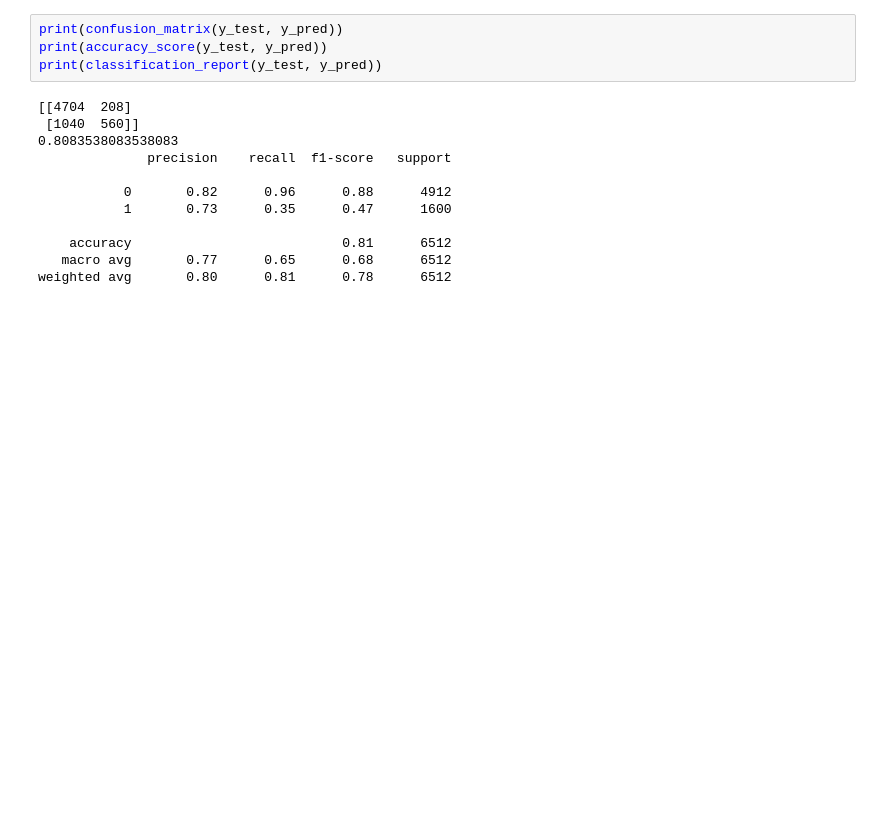
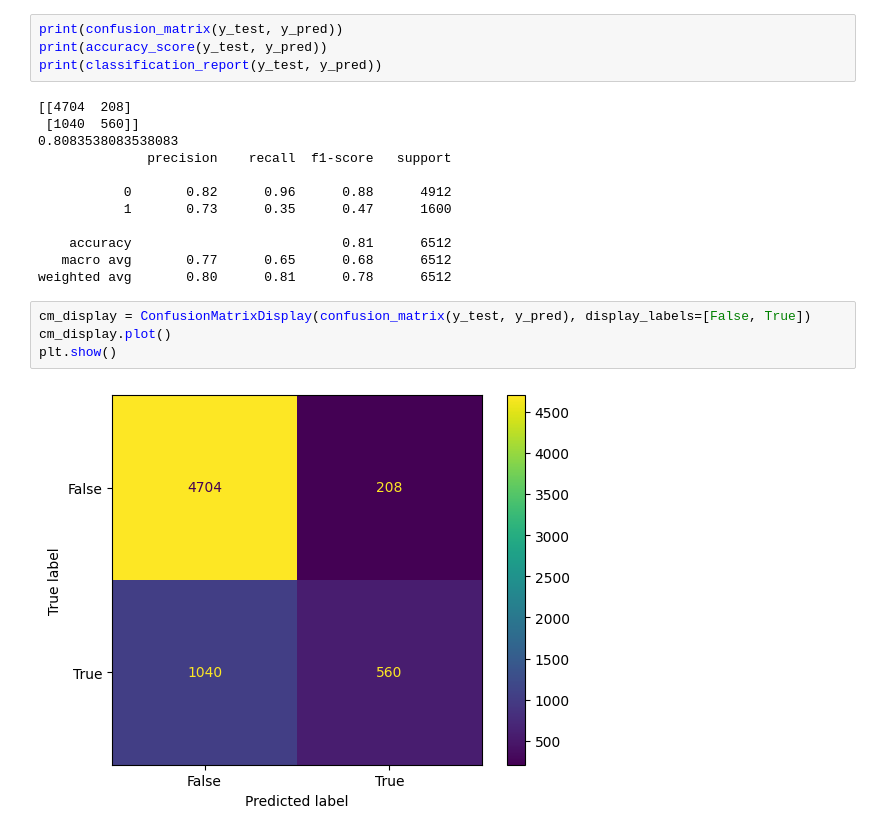
Before and after one commit to antonioIannotta/experiments-fair-by-design-via-apriori, a Jupyter notebook: no_fair_test.ipynb, the cells around one changed output. Cells and saved outputs as stored; diff of their text form; blank space fills up the shorter version.

```diff
--- a/no_fair_test.ipynb
+++ b/no_fair_test.ipynb
@@ -65,3 +67,9 @@ print(classification_report(y_test, y_pred))
     accuracy                           0.81      6512
    macro avg       0.77      0.65      0.68      6512
 weighted avg       0.80      0.81      0.78      6512
+# %%
+cm_display = ConfusionMatrixDisplay(confusion_matrix(y_test, y_pred), display_labels=[False, True])
+cm_display.plot()
+plt.show()
+# %% [output]
+[figure, added]
```
Also changed, not shown: parts of 1 cell of this notebook, 1 other file.
